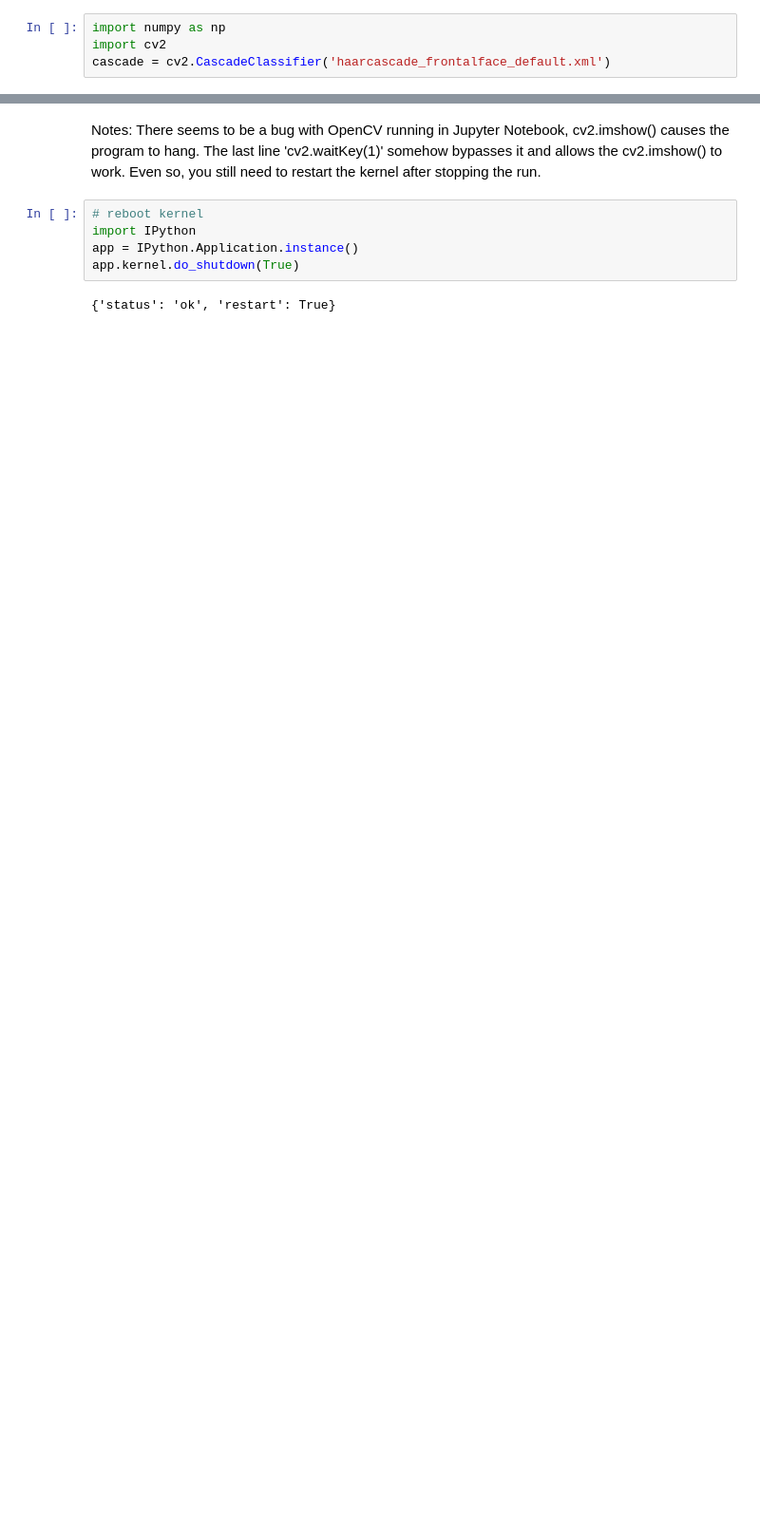
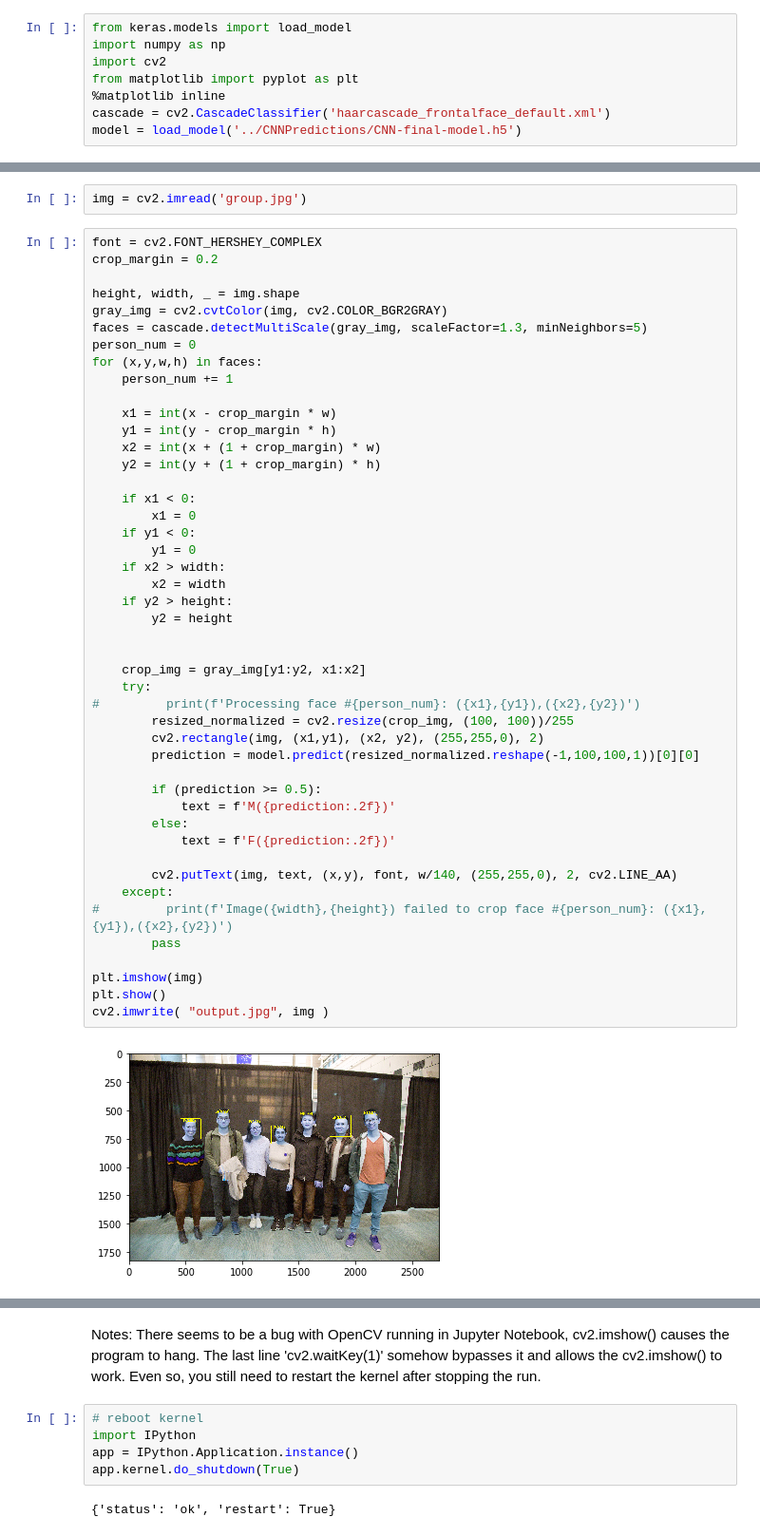
Before and after one commit to airoscar/3ShadesML, a Jupyter notebook: Demo/Demo.ipynb, the cells around one changed output, grey strips where cells are left out. Shown at 95% size. Drawn from its saved outputs; the diff is of its cells as text; blank space fills up the shorter version.

```diff
--- a/Demo/Demo.ipynb
+++ b/Demo/Demo.ipynb
@@ -1,4 +5,8 @@
 # %%
+from keras.models import load_model
 import numpy as np
 import cv2
+from matplotlib import pyplot as plt
+%matplotlib inline
 cascade = cv2.CascadeClassifier('haarcascade_frontalface_default.xml')
+model = load_model('../CNNPredictions/CNN-final-model.h5')
@@ -26,0 +15,50 @@ cv2.waitKey(1)
+# %%
+img = cv2.imread('group.jpg')
+# %%
+font = cv2.FONT_HERSHEY_COMPLEX
+crop_margin = 0.2
+
+height, width, _ = img.shape
+gray_img = cv2.cvtColor(img, cv2.COLOR_BGR2GRAY)
+faces = cascade.detectMultiScale(gray_img, scaleFactor=1.3, minNeighbors=5)
+person_num = 0
+for (x,y,w,h) in faces:
+    person_num += 1
+
+    x1 = int(x - crop_margin * w)
+    y1 = int(y - crop_margin * h)
+    x2 = int(x + (1 + crop_margin) * w)
+    y2 = int(y + (1 + crop_margin) * h)
+
+    if x1 < 0:
+        x1 = 0
+    if y1 < 0:
+        y1 = 0
+    if x2 > width:
+        x2 = width
+    if y2 > height:
+        y2 = height
+
+
+    crop_img = gray_img[y1:y2, x1:x2]
+    try:
+#         print(f'Processing face #{person_num}: ({x1},{y1}),({x2},{y2})')
+        resized_normalized = cv2.resize(crop_img, (100, 100))/255
+        cv2.rectangle(img, (x1,y1), (x2, y2), (255,255,0), 2)
+        prediction = model.predict(resized_normalized.reshape(-1,100,100,1))[0][0]
+
+        if (prediction >= 0.5):
+            text = f'M({prediction:.2f})'
+        else:
+            text = f'F({prediction:.2f})'
+
+        cv2.putText(img, text, (x,y), font, w/140, (255,255,0), 2, cv2.LINE_AA)
+    except:
+#         print(f'Image({width},{height}) failed to crop face #{person_num}: ({x1},{y1}),({x2},{y2})')
+        pass
+
+plt.imshow(img)
+plt.show()
+cv2.imwrite( "output.jpg", img )
+# %% [output]
+[figure, added]
```
Also changed, not shown: parts of 7 cells of this notebook, 3 other files.
